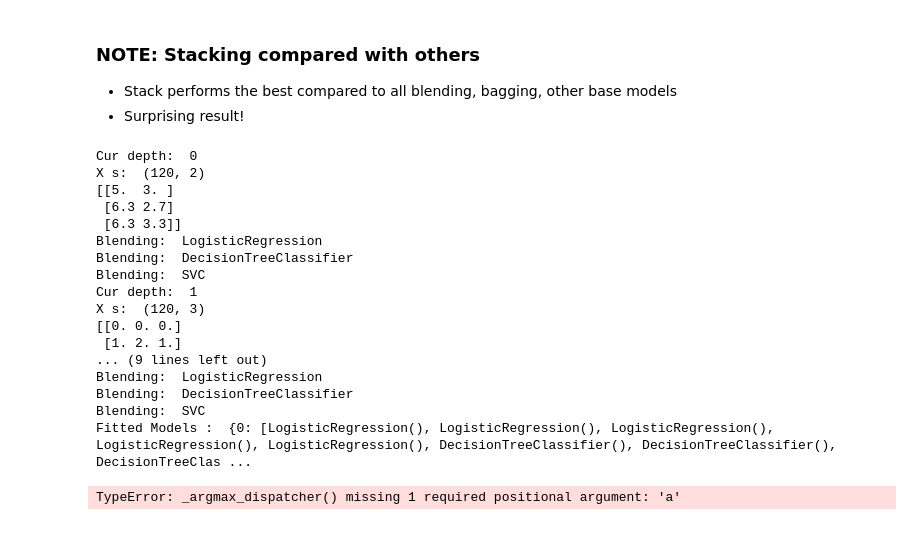
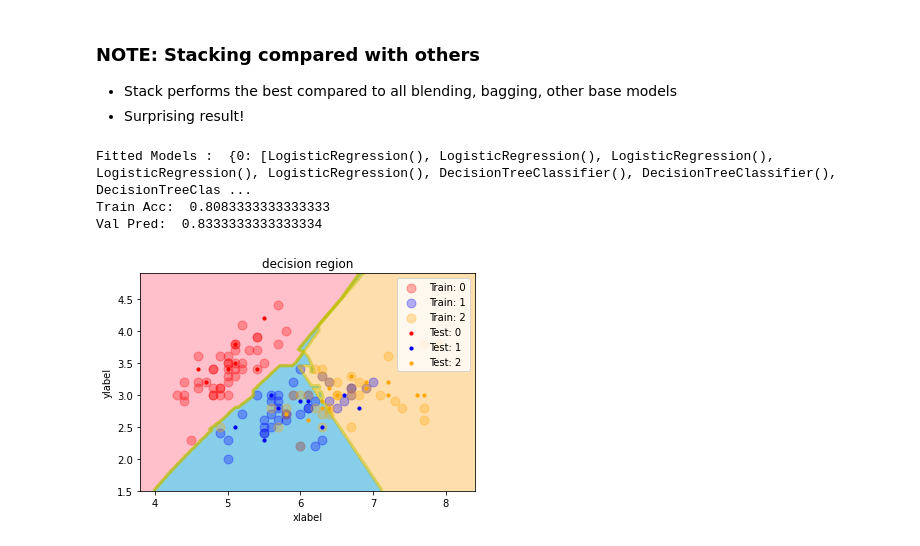
Before and after one commit to produdez/diveintocode-ml, a Jupyter notebook: Week 14/EnsembleScratch.ipynb, the cells around one changed output. Drawn from its saved outputs; the diff is of its cells as text; code cells hidden in the pictures.

```diff
--- a/Week 14/EnsembleScratch.ipynb
+++ b/Week 14/EnsembleScratch.ipynb
@@ -575,7 +575,7 @@ from sklearn.model_selection import KFold
 from sklearn.base import clone
 from sklearn.metrics import mean_squared_error
 class StackClsScratch():
-    def __init__(self, base_models = [LogisticRegression(), DecisionTreeClassifier(), SVC()], meta_model = LogisticRegression(), max_depth = 3, verbose = False, debug = False):
+    def __init__(self, base_models = [LogisticRegression(), DecisionTreeClassifier(), SVC(probability = True)], meta_model = LogisticRegression(), max_depth = 3, verbose = False, debug = False):
         self.base_models = base_models
         self.meta_model = meta_model
         self.max_depth = max_depth
@@ -625,52 +625,39 @@ class StackClsScratch():
         #stacking: last depth, learn with meta model
         self._stack(X,y)
         #scoring
         if self.verbose:
             print('Fitted Models : ', self.fitted_models)
             train_pred = self.predict(init_X)
-            print('Train pred: ', train_pred)
-            print('Acc: ', accuracy_score(train_pred,y))
+            # print('Train pred: ', train_pred)
+            print('Train Acc: ', accuracy_score(train_pred,y))
     def _get_fitted_model(self,ilteration):
         return self.fitted_models[ilteration]
     def predict(self, X):
         #! fix this shit
         # for model in self.fitted_models
         for current_depth in range(self.max_depth):
             meta_data = np.zeros((X.shape[0], len(self.base_models)))
             avg_pred = np.zeros((X.shape[0], len(self.labels)))
             for i, model in enumerate(self._get_fitted_model(current_depth)):
                 avg_pred += model.predict_proba(X)
                 if i % self.K == (self.K-1):
                     avg_pred /= self.K #average of k fold models of the same base!
                     meta_data[:,i // self.K] = np.argmax(avg_pred,axis = 1)
                     avg_pred = np.zeros((X.shape[0], len(self.labels)))
             if self.debug:
                 print('meta pred: ', meta_data[:5])
             X = meta_data # use meta data to train next ilteration
 
         #predict meta with meta_model
         return self.meta_model.predict(meta_data)
 
-stack_cls = StackClsScratch(verbose = True, debug = True)
+stack_cls = StackClsScratch(verbose = True, debug = False)
 stack_cls.fit(xc_train,yc_train)
-pred = stack_cls.predict(xc_train)
-print(pred)
+pred = stack_cls.predict(xc_test)
+print('Val Pred: ', accuracy_score(yc_test, pred))
+decision_region(xc_train,yc_train,stack_cls,x_test= xc_test,y_test = yc_test, target_names= ['0','1','2'])
 # %% [output]
-Cur depth:  0
-X s:  (120, 2)
-[[5.  3. ]
- [6.3 2.7]
- [6.3 3.3]]
-Blending:  LogisticRegression
-Blending:  DecisionTreeClassifier
-Blending:  SVC
-Cur depth:  1
-X s:  (120, 3)
-[[0. 0. 0.]
- [1. 2. 1.]
-... (9 lines left out)
-Blending:  LogisticRegression
-Blending:  DecisionTreeClassifier
-Blending:  SVC
 Fitted Models :  {0: [LogisticRegression(), LogisticRegression(), LogisticRegression(), LogisticRegression(), LogisticRegression(), DecisionTreeClassifier(), DecisionTreeClassifier(), DecisionTreeClas ...
+Train Acc:  0.8083333333333333
+Val Pred:  0.8333333333333334
-TypeError: _argmax_dispatcher() missing 1 required positional argument: 'a'
+[figure, added]
```
Also changed, not shown: parts of 1 cell of this notebook.
